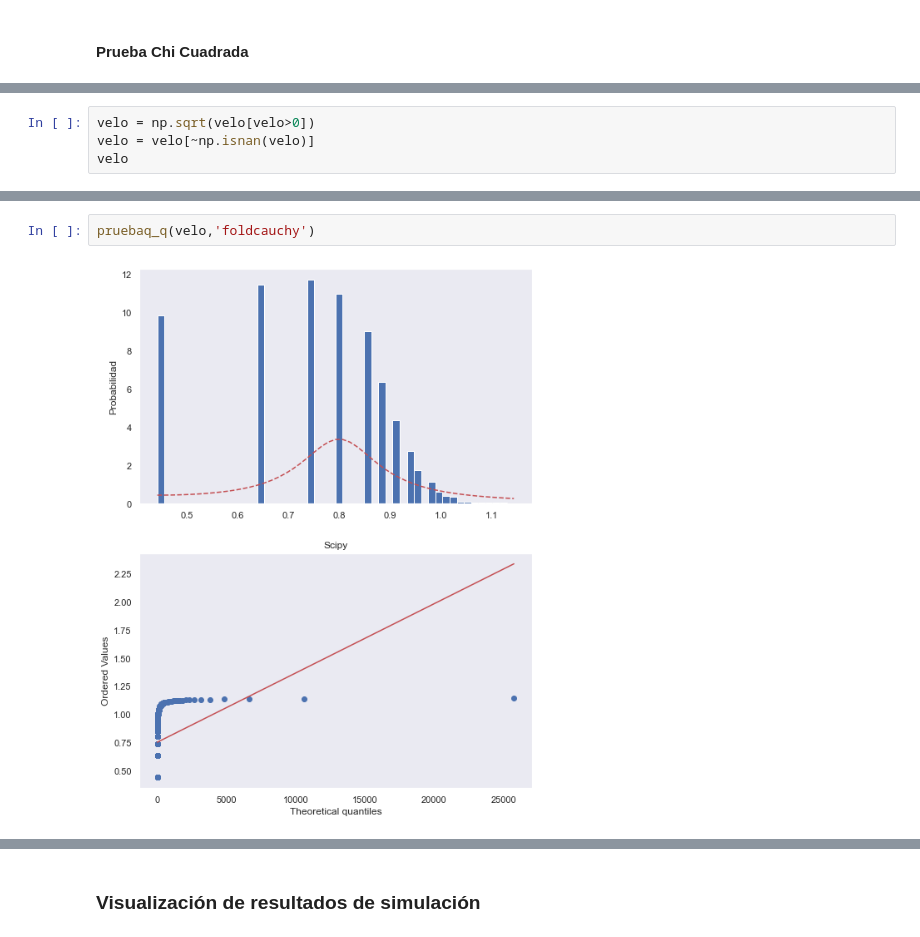
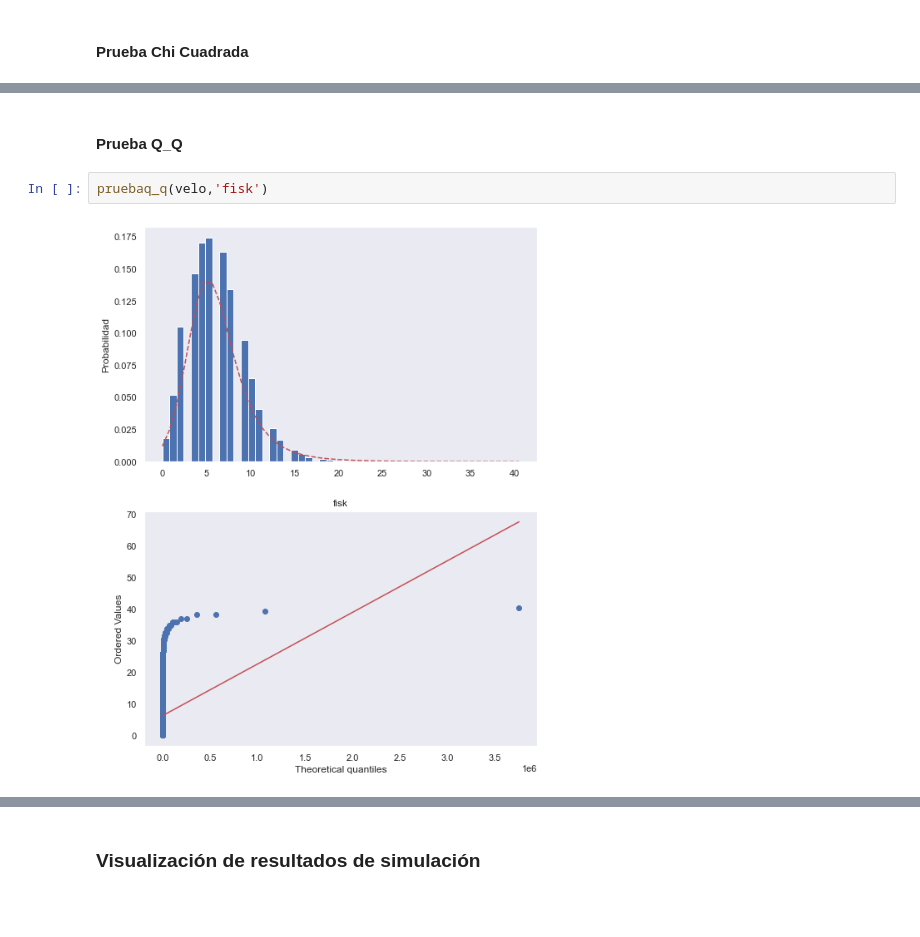
Before and after one commit to Tania-Bell/Proyecto_Modulo1, a Jupyter notebook: Proyecto_BellT_FloresA adult census.ipynb, the cells around one changed output, grey strips where cells are left out. Cells and saved outputs as stored; diff of their text form; blank space fills up the shorter version.

```diff
--- a/Proyecto_BellT_FloresA adult census.ipynb
+++ b/Proyecto_BellT_FloresA adult census.ipynb
@@ -581,6 +592,2 @@ plt.show()
 # %% [output]
 [figure]
-# %%
-velo = np.sqrt(velo[velo>0])
-velo = velo[~np.isnan(velo)]
-velo
@@ -637,4 +623,6 @@ distribuciones(velo)
+# %% [markdown]
+#### Prueba Q_Q
 # %%
-pruebaq_q(velo,'foldcauchy')
+pruebaq_q(velo,'fisk')
 # %% [output]
-[figure, old version]
+[figure, new version]
```
Also changed, not shown: parts of 93 cells of this notebook.
